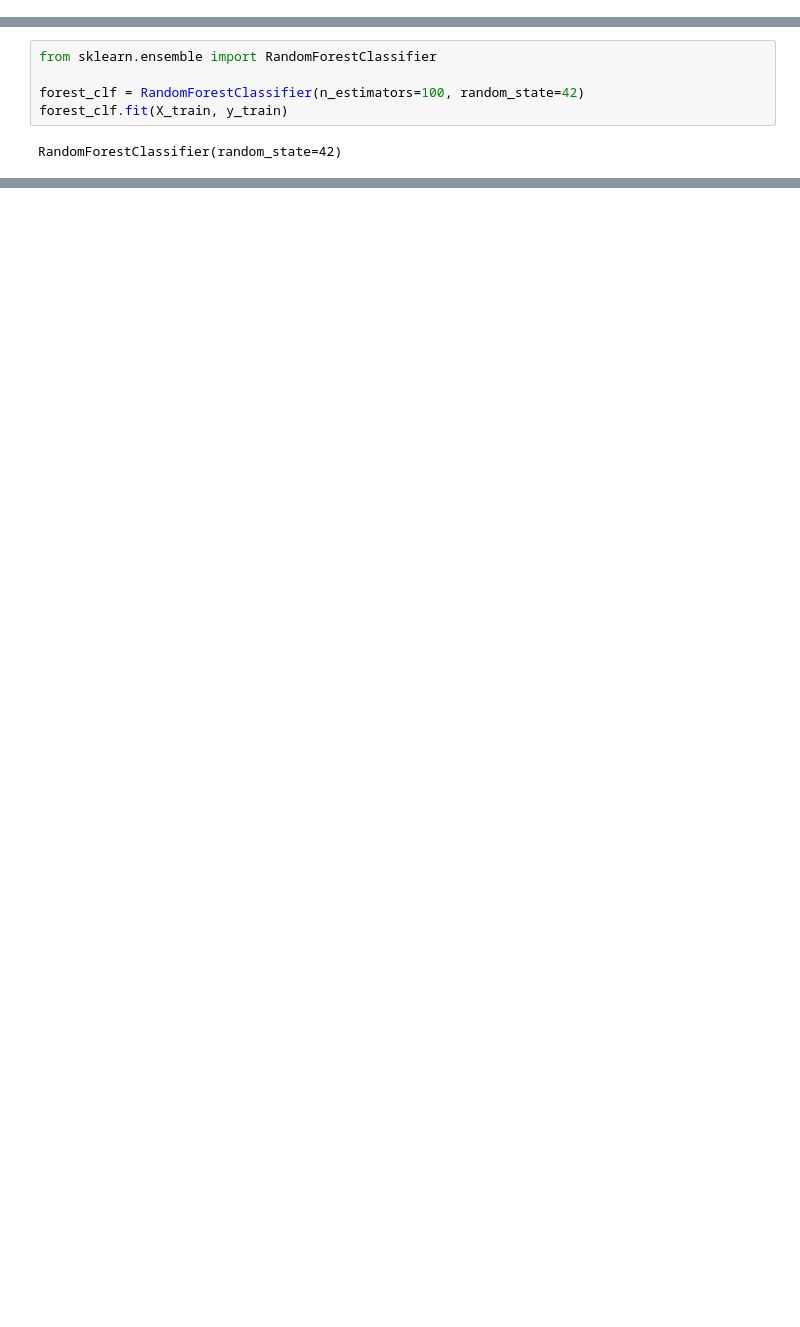
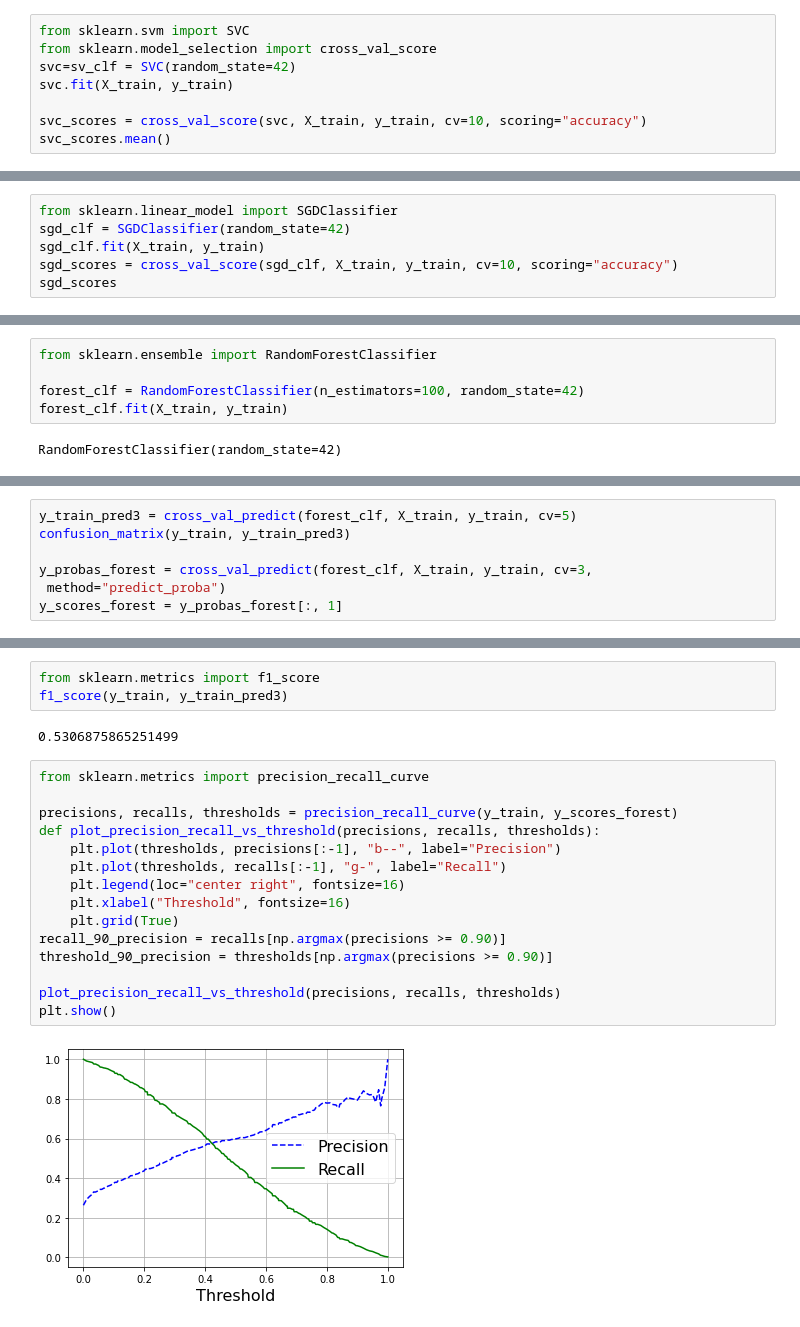
Before and after one commit to KabinAnalyzes/Machine-Learning-Portfolio, a Jupyter notebook: CHURN Classification/Churn-Classification.ipynb, the cells around one changed output, grey strips where cells are left out. Saved outputs shown, nothing was run; the diff lists cells and outputs as text; blank space fills up the shorter version.

```diff
--- a/CHURN Classification/Churn-Classification.ipynb
+++ b/CHURN Classification/Churn-Classification.ipynb
@@ -232,0 +233,8 @@ X_train= preprocess_pipeline.fit_transform(X_train[num_attr+cat_attr])
+# %%
+from sklearn.svm import SVC
+from sklearn.model_selection import cross_val_score
+svc=sv_clf = SVC(random_state=42)
+svc.fit(X_train, y_train)
+
+svc_scores = cross_val_score(svc, X_train, y_train, cv=10, scoring="accuracy")
+svc_scores.mean()
@@ -232,0 +257,6 @@ X_train= preprocess_pipeline.fit_transform(X_train[num_attr+cat_attr])
+# %%
+from sklearn.linear_model import SGDClassifier
+sgd_clf = SGDClassifier(random_state=42)
+sgd_clf.fit(X_train, y_train)
+sgd_scores = cross_val_score(sgd_clf, X_train, y_train, cv=10, scoring="accuracy")
+sgd_scores
@@ -239,0 +291,7 @@ RandomForestClassifier(random_state=42)
+# %%
+y_train_pred3 = cross_val_predict(forest_clf, X_train, y_train, cv=5)
+confusion_matrix(y_train, y_train_pred3)
+
+y_probas_forest = cross_val_predict(forest_clf, X_train, y_train, cv=3,
+ method="predict_proba")
+y_scores_forest = y_probas_forest[:, 1]
@@ -239,0 +309,22 @@ RandomForestClassifier(random_state=42)
+# %%
+from sklearn.metrics import f1_score
+f1_score(y_train, y_train_pred3)
+# %% [output]
+0.5306875865251499
+# %%
+from sklearn.metrics import precision_recall_curve
+
+precisions, recalls, thresholds = precision_recall_curve(y_train, y_scores_forest)
+def plot_precision_recall_vs_threshold(precisions, recalls, thresholds):
+    plt.plot(thresholds, precisions[:-1], "b--", label="Precision")
+    plt.plot(thresholds, recalls[:-1], "g-", label="Recall")
+    plt.legend(loc="center right", fontsize=16)
+    plt.xlabel("Threshold", fontsize=16)
+    plt.grid(True)
+recall_90_precision = recalls[np.argmax(precisions >= 0.90)]
+threshold_90_precision = thresholds[np.argmax(precisions >= 0.90)]
+
+plot_precision_recall_vs_threshold(precisions, recalls, thresholds)
+plt.show()
+# %% [output]
+[figure, added]
```
Also changed, not shown: parts of 25 cells of this notebook.
